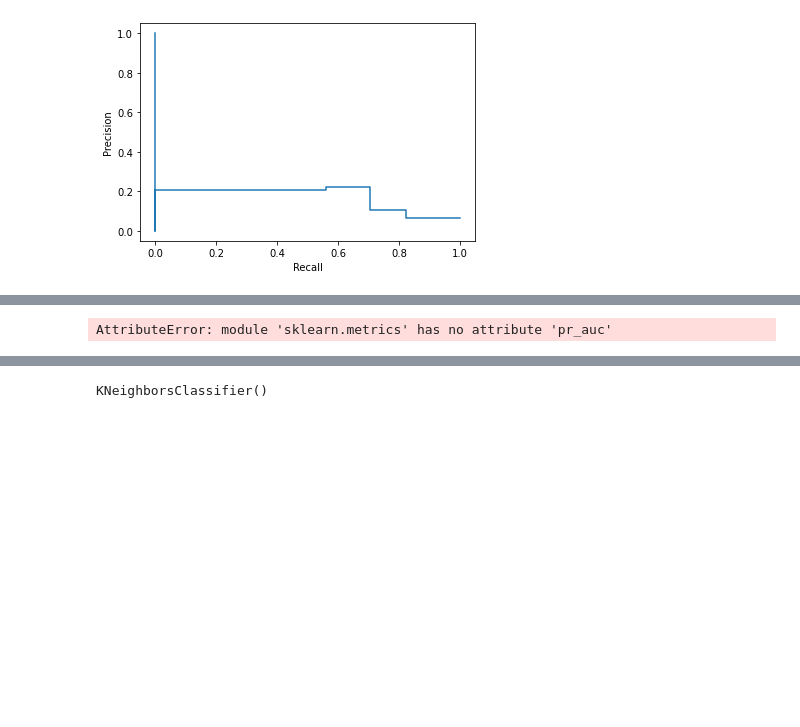
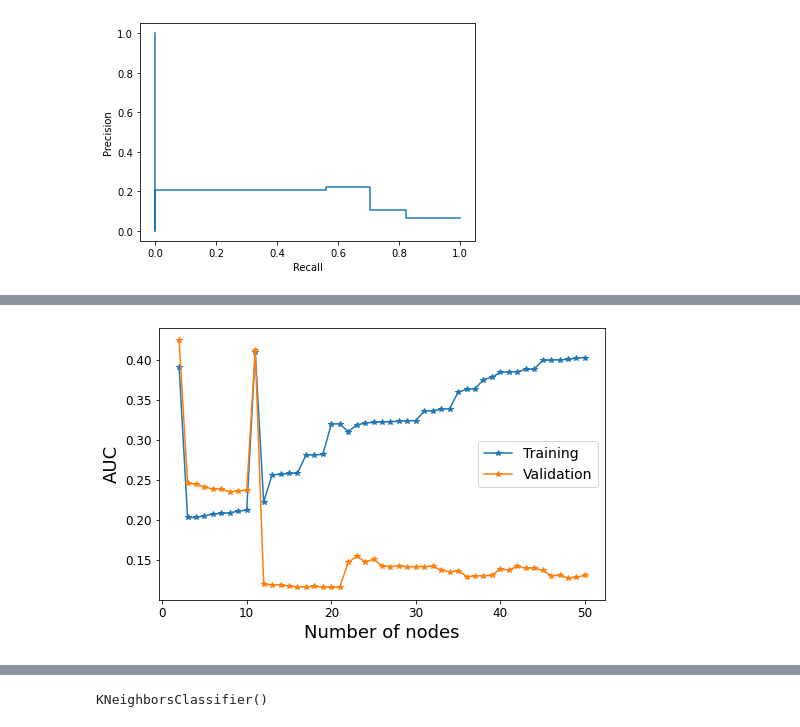
Before and after one commit to Grade0/DM-I, a Jupyter notebook: classification.ipynb, the cells around one changed output, grey strips where cells are left out. Drawn from its saved outputs; the diff is of its cells as text; code cells hidden in the pictures; blank space fills up the shorter version.

```diff
--- a/classification.ipynb
+++ b/classification.ipynb
@@ -359,41 +394,43 @@ print(pr_auc)
 # %%
-from sklearn import metrics
+#wh
 
 AUC_list = []
 
 def tree_training(max_leaf_nodes, X_res, y_res, X_val, y_val):
     model_tree = DecisionTreeClassifier(max_leaf_nodes=max_leaf_nodes, class_weight='balanced')
     model_tree.fit(X_res, y_res)
 
-    y_train_pred = model_tree.predict(X_res)
-    y_val_pred = model_tree.predict(X_val)
+    y_train_pred = model_tree.predict_proba(X_res)
+    y_val_pred = model_tree.predict_proba(X_val)
 
-    precision, recall, thresholds = precision_recall_curve(y_test, y_score)
-    pr_auc= auc(recall, precision)
-    auc_train = metrics.pr_auc(y_res, y_train_pred)
-    auc_valid = metrics.pr_auc(y_val, y_val_pred)
+    precision, recall, thresholds = precision_recall_curve(y_res, y_train_pred[:,1])
+    auc_train= auc(recall, precision)
+    precision, recall, thresholds = precision_recall_curve(y_val, y_val_pred[:,1])
+    auc_valid= auc(recall, precision)
+    #auc_train = metrics.pr_auc(y_res, y_train_pred)
+    #auc_valid = metrics.pr_auc(y_val, y_val_pred)
 
     #print("Nodes:{}, Train_AUC:{:.4f}, Test_AUC:{:.4f}, Diff:{:.4f}".format(max_leaf_nodes,
     #                                                                 auc_train,
     #                                                                 auc_valid,
     #                                                                 auc_train-auc_valid))
     AUC_list.append( (auc_train, auc_valid) )
 
 
 
 # Run few iterations to find which max_tree_nodes works best
 for i in range(2, 51):
-    tree_training(i, X_res, y_res, X_val, y_val)
+    tree_training(i, X_train, y_train, X_val, y_val)
 
 plt.figure(figsize=(8,5))
-plt.plot(range(2, len(AUC_list)+2), AUC_list, marker='*')
+plt.plot(range(2, len(AUC_list)+2), AUC_list, marker='*', label = '')
 plt.xlabel('Number of nodes', fontsize=18)
 plt.ylabel('AUC', fontsize=18)
 plt.tick_params(axis='both', which='major', labelsize=12)
 plt.legend(['Training', 'Validation'], loc='best', fontsize=14)
 plt.show()
 # %% [output]
-AttributeError: module 'sklearn.metrics' has no attribute 'pr_auc'
+[figure, added]
 # %%
 ros = RandomOverSampler(random_state=42)
 X_res, y_res = ros.fit_resample(X, y)
```
Also changed, not shown: parts of 10 cells of this notebook.
